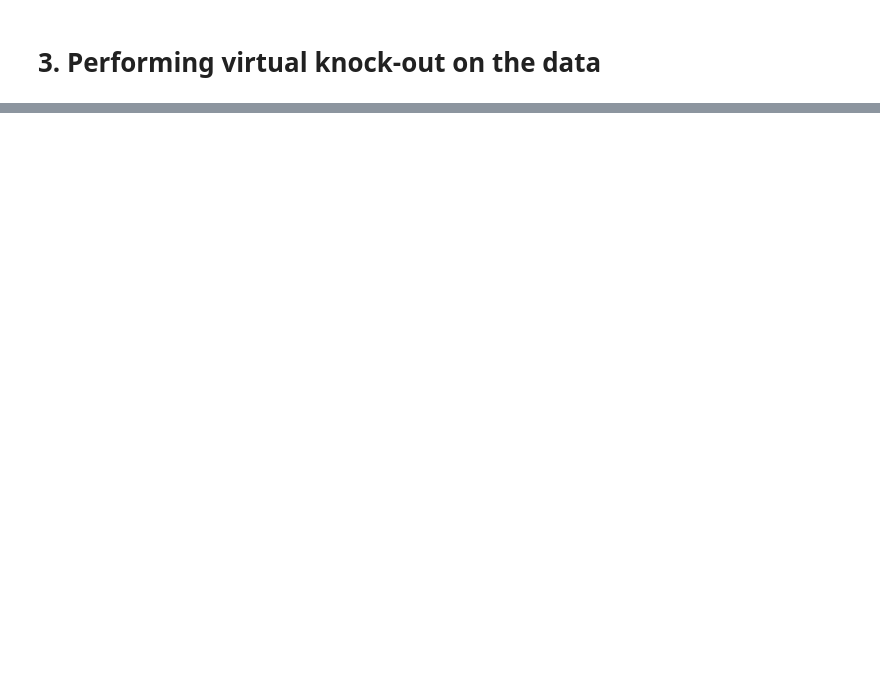
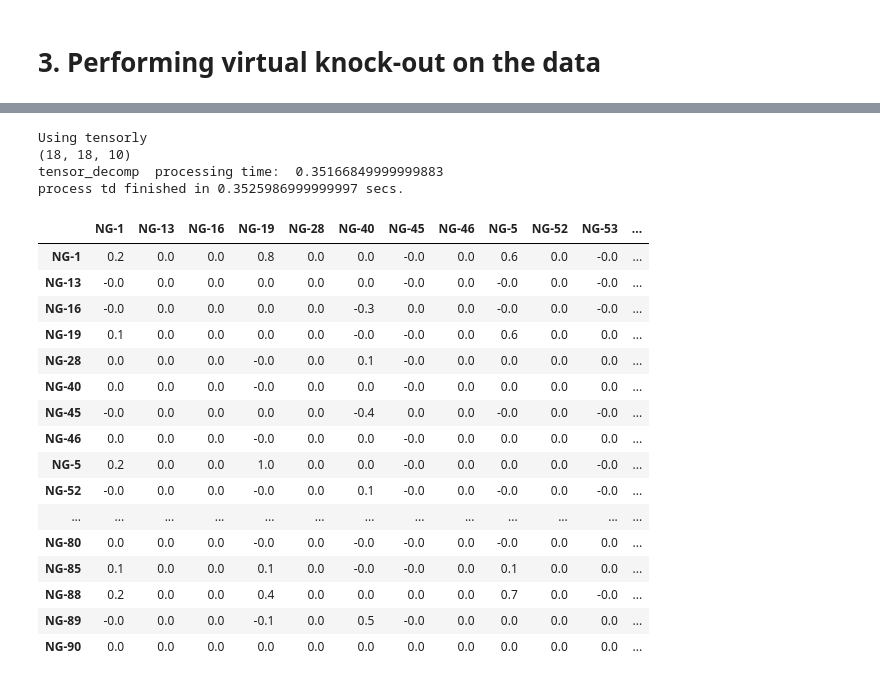
Before and after one commit to qwerty239qwe/scTenifoldpy, a Jupyter notebook: docs/source/3_knock_out.ipynb, the cells around one changed output, grey strips where cells are left out. Saved outputs shown, nothing was run; the diff lists cells and outputs as text; code cells hidden in the pictures; blank space fills up the shorter version.

```diff
--- a/docs/source/3_knock_out.ipynb
+++ b/docs/source/3_knock_out.ipynb
@@ -19,0 +34,2 @@ knk.build()
+# %%
+knk.run_step("nc", n_cpus=1)
@@ -19,0 +62,27 @@ knk.build()
+# %%
+knk.run_step("td")
+# %% [output]
+Using tensorly
+(18, 18, 10)
+tensor_decomp  processing time:  0.35166849999999883
+process td finished in 0.3525986999999997 secs.
+# %%
+knk.tensor_dict["WT"]
+# %% [output]
+|  | NG-1 | NG-13 | NG-16 | NG-19 | NG-28 | NG-40 | NG-45 | NG-46 | NG-5 | NG-52 | NG-53 | ... |
+| NG-1 | 0.2 | 0.0 | 0.0 | 0.8 | 0.0 | 0.0 | -0.0 | 0.0 | 0.6 | 0.0 | -0.0 | ... |
+| NG-13 | -0.0 | 0.0 | 0.0 | 0.0 | 0.0 | 0.0 | -0.0 | 0.0 | -0.0 | 0.0 | -0.0 | ... |
+| NG-16 | -0.0 | 0.0 | 0.0 | 0.0 | 0.0 | -0.3 | 0.0 | 0.0 | -0.0 | 0.0 | -0.0 | ... |
+| NG-19 | 0.1 | 0.0 | 0.0 | 0.0 | 0.0 | -0.0 | -0.0 | 0.0 | 0.6 | 0.0 | 0.0 | ... |
+| NG-28 | 0.0 | 0.0 | 0.0 | -0.0 | 0.0 | 0.1 | -0.0 | 0.0 | 0.0 | 0.0 | 0.0 | ... |
+| NG-40 | 0.0 | 0.0 | 0.0 | -0.0 | 0.0 | 0.0 | -0.0 | 0.0 | 0.0 | 0.0 | 0.0 | ... |
+| NG-45 | -0.0 | 0.0 | 0.0 | 0.0 | 0.0 | -0.4 | 0.0 | 0.0 | -0.0 | 0.0 | -0.0 | ... |
+| NG-46 | 0.0 | 0.0 | 0.0 | -0.0 | 0.0 | 0.0 | -0.0 | 0.0 | 0.0 | 0.0 | 0.0 | ... |
+| NG-5 | 0.2 | 0.0 | 0.0 | 1.0 | 0.0 | 0.0 | -0.0 | 0.0 | 0.0 | 0.0 | -0.0 | ... |
+| NG-52 | -0.0 | 0.0 | 0.0 | -0.0 | 0.0 | 0.1 | -0.0 | 0.0 | -0.0 | 0.0 | -0.0 | ... |
+| ... | ... | ... | ... | ... | ... | ... | ... | ... | ... | ... | ... | ... |
+| NG-80 | 0.0 | 0.0 | 0.0 | -0.0 | 0.0 | -0.0 | -0.0 | 0.0 | -0.0 | 0.0 | 0.0 | ... |
+| NG-85 | 0.1 | 0.0 | 0.0 | 0.1 | 0.0 | -0.0 | -0.0 | 0.0 | 0.1 | 0.0 | 0.0 | ... |
+| NG-88 | 0.2 | 0.0 | 0.0 | 0.4 | 0.0 | 0.0 | 0.0 | 0.0 | 0.7 | 0.0 | -0.0 | ... |
+| NG-89 | -0.0 | 0.0 | 0.0 | -0.1 | 0.0 | 0.5 | -0.0 | 0.0 | 0.0 | 0.0 | 0.0 | ... |
+| NG-90 | 0.0 | 0.0 | 0.0 | 0.0 | 0.0 | 0.0 | 0.0 | 0.0 | 0.0 | 0.0 | 0.0 | ... |
```
Also changed, not shown: parts of 17 cells of this notebook, 6 other files.
